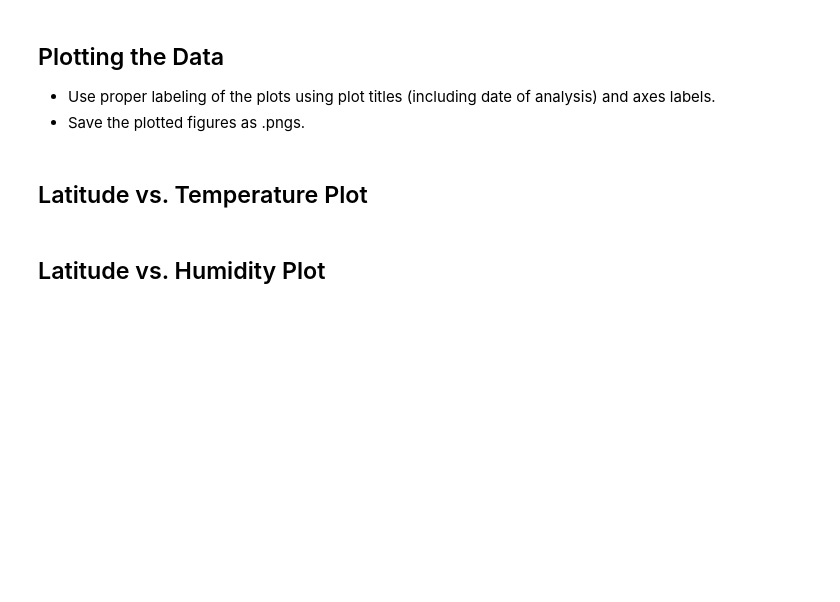
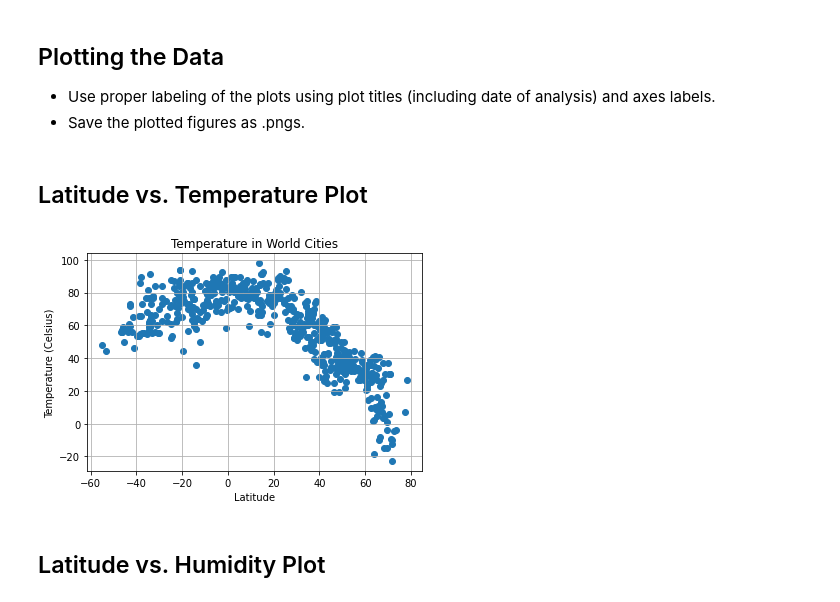
Before and after one commit to ismahanadan/What-is-the-Weather-Like-Python-API, a Jupyter notebook: What's the Weather Like-Python API/Instructions/starter_code/WeatherPy.ipynb, the cells around one changed output. Cells and saved outputs as stored; diff of their text form; code cells hidden in the pictures; blank space fills up the shorter version.

```diff
--- a/What's the Weather Like-Python API/Instructions/starter_code/WeatherPy.ipynb
+++ b/What's the Weather Like-Python API/Instructions/starter_code/WeatherPy.ipynb
@@ -222,6 +214,22 @@ Skip this step if there are no cities that have humidity > 100%.
 * Save the plotted figures as .pngs.
 # %% [markdown]
 ## Latitude vs. Temperature Plot
+# %%
+plt.scatter(weather_data["Latitude"], weather_data["Max Temperature"], marker="o")
+
+# Incorporate the other graph properties
+plt.title("Temperature in World Cities")
+plt.ylabel("Temperature (Celsius)")
+plt.xlabel("Latitude")
+plt.grid(True)
+
+# Save the figure
+#plt.savefig("TemperatureInWorldCities.png")
+
+# Show plot
+plt.show()
+# %% [output]
+[figure, added]
 # %% [markdown]
 ## Latitude vs. Humidity Plot
 # %% [markdown]
```
Also changed, not shown: parts of 6 cells of this notebook, 2 other files.
